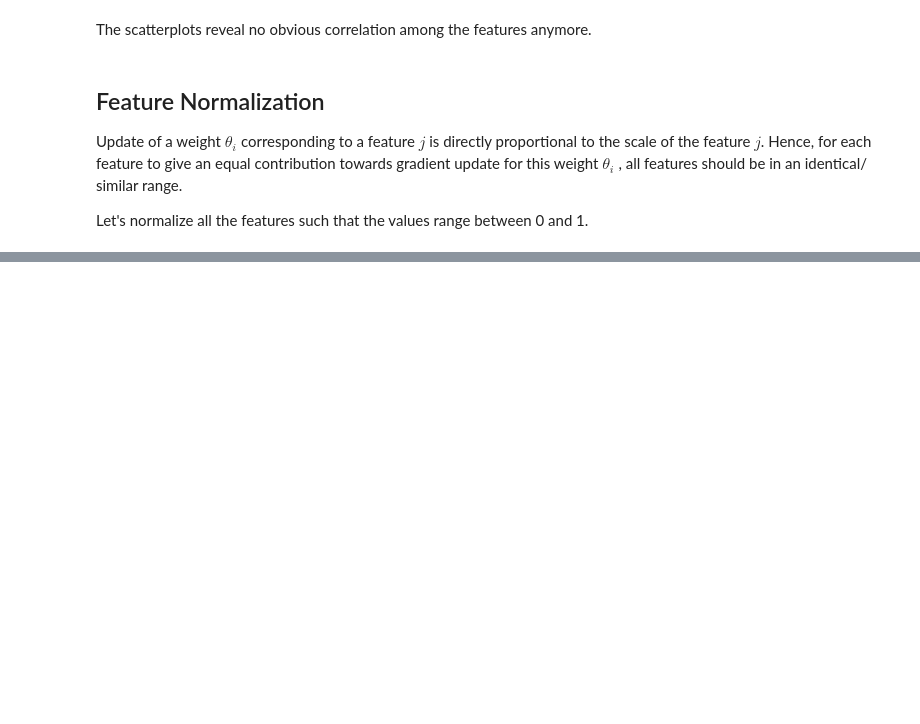
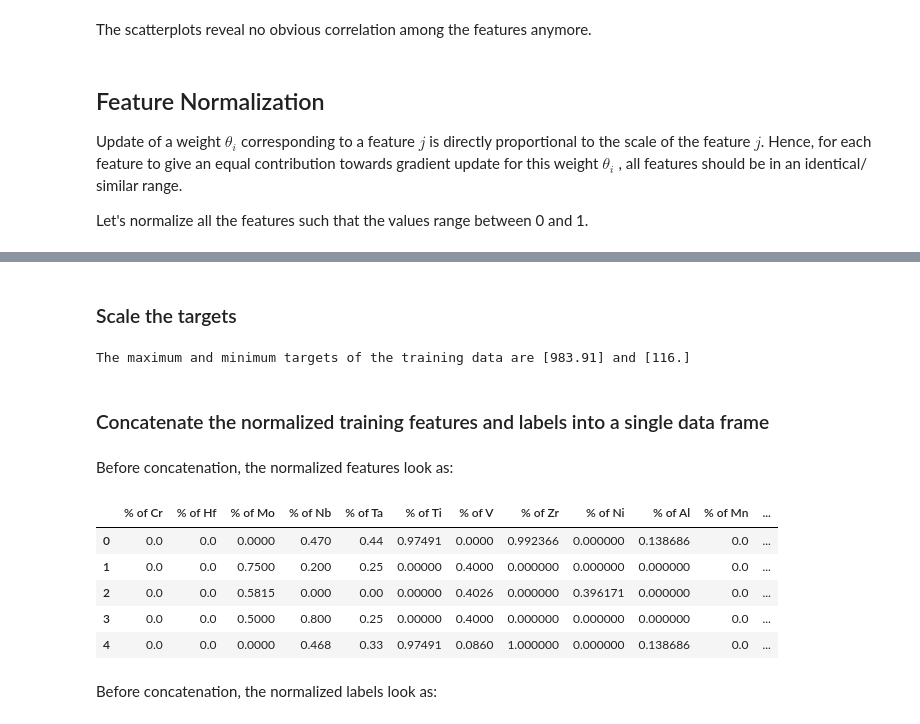
Before and after one commit to being-aerys/Regression_to_Predict_Alloy_Hardness, a Jupyter notebook: Source_Codes/Feature_Engineering_for_Alloys.ipynb, the cells around one changed output, grey strips where cells are left out. Saved outputs shown, nothing was run; the diff lists cells and outputs as text; code cells hidden in the pictures; blank space fills up the shorter version.

```diff
--- a/Source_Codes/Feature_Engineering_for_Alloys.ipynb
+++ b/Source_Codes/Feature_Engineering_for_Alloys.ipynb
@@ -337,0 +351,30 @@ normalized_training_features.describe()
+# %% [markdown]
+### Scale the targets
+# %%
+#Store the name of the label name before passing through the scaler.
+label_column_name = raw_training_labels.columns
+
+target_scaler = MinMaxScaler()
+normalized_training_labels = pd.DataFrame(target_scaler.fit_transform(raw_training_labels))
+
+#reassign the name to the label
+normalized_training_labels.columns = label_column_name
+
+print(f"The maximum and minimum targets of the training data are {target_scaler.data_max_} and {target_scaler.data_min_}")
+# %% [output]
+The maximum and minimum targets of the training data are [983.91] and [116.]
+# %% [markdown]
+### Concatenate the normalized training features and labels into a single data frame
+# %% [markdown]
+Before concatenation, the normalized features look as:
+# %%
+normalized_training_features.head()
+# %% [output]
+|  | % of Cr | % of Hf | % of Mo | % of Nb | % of Ta | % of Ti | % of V | % of Zr | % of Ni | % of Al | % of Mn | ... |
+| 0 | 0.0 | 0.0 | 0.0000 | 0.470 | 0.44 | 0.97491 | 0.0000 | 0.992366 | 0.000000 | 0.138686 | 0.0 | ... |
+| 1 | 0.0 | 0.0 | 0.7500 | 0.200 | 0.25 | 0.00000 | 0.4000 | 0.000000 | 0.000000 | 0.000000 | 0.0 | ... |
+| 2 | 0.0 | 0.0 | 0.5815 | 0.000 | 0.00 | 0.00000 | 0.4026 | 0.000000 | 0.396171 | 0.000000 | 0.0 | ... |
+| 3 | 0.0 | 0.0 | 0.5000 | 0.800 | 0.25 | 0.00000 | 0.4000 | 0.000000 | 0.000000 | 0.000000 | 0.0 | ... |
+| 4 | 0.0 | 0.0 | 0.0000 | 0.468 | 0.33 | 0.97491 | 0.0860 | 1.000000 | 0.000000 | 0.138686 | 0.0 | ... |
+# %% [markdown]
+Before concatenation, the normalized labels look as:
```
Also changed, not shown: parts of 29 cells of this notebook, 4 other files.
